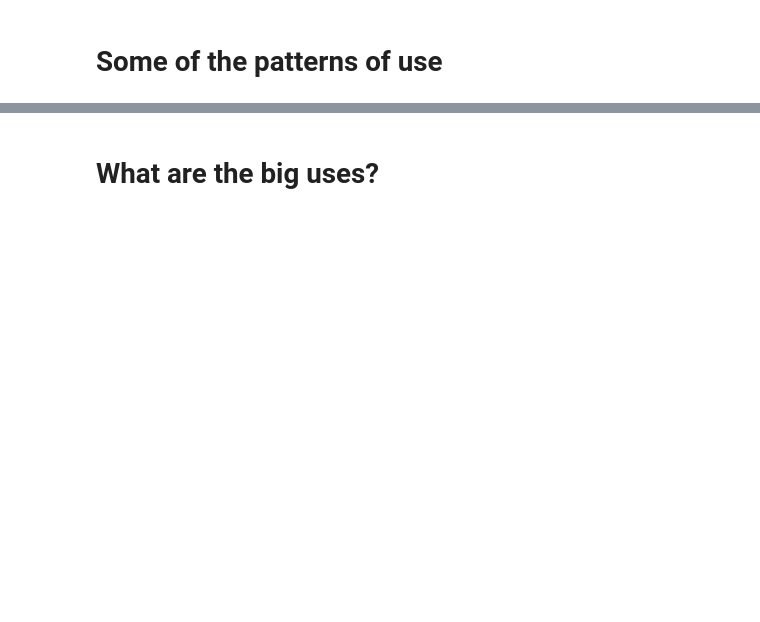
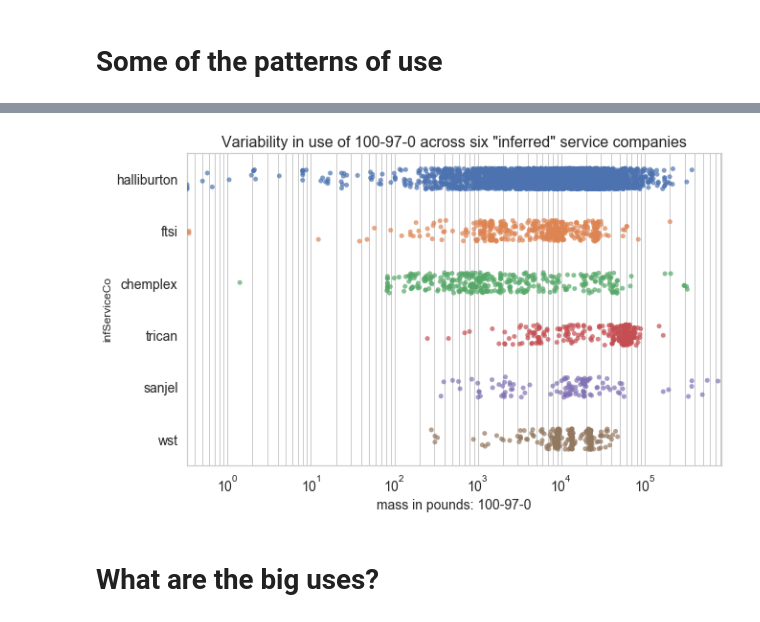
Before and after one commit to gwallison/open-FF, a Jupyter notebook: website_gen/chemical_report.ipynb, the cells around one changed output, grey strips where cells are left out. Saved outputs shown, nothing was run; the diff lists cells and outputs as text; code cells hidden in the pictures; blank space fills up the shorter version.

```diff
--- a/website_gen/chemical_report.ipynb
+++ b/website_gen/chemical_report.ipynb
@@ -223,3 +236,23 @@ ax.xaxis.set_major_locator(locmaj)
+# %%
+sns.set(style="whitegrid")
+ops =df.groupby('infServiceCo',as_index=False)['bgMass'].sum().sort_values(by='bgMass',
+                                                                             ascending=False)[:6].infServiceCo.tolist()
+#print(ops)
+t = df[df.infServiceCo.isin(ops)]
+#print(len(t))
+t = t[t.record_flags.str.contains('M')]
+fig = plt.figure(figsize=(10,6))
+ax = sns.stripplot(t.bgMass,t.infServiceCo,jitter=.2,alpha=.7)
+plt.xlabel(f'mass in pounds: {cas}',fontsize=14);
+plt.title(f'Variability in use of {cas} across six "inferred" service companies',fontsize=16)
+ax.set(xscale='log')
+ax.set(xlim=(max(0.1,t.bgMass.min()),t.bgMass.max()*1.1))
+ax.tick_params(axis="x", labelsize=14)
+ax.tick_params(axis="y", labelsize=14)
+locmaj = matplotlib.ticker.LogLocator(base=10,subs='all')
+ax.xaxis.set_major_locator(locmaj)
+# %% [output]
+[figure, added]
 # %% [markdown]
 # What are the big uses?
 # %%
```
Also changed, not shown: parts of 22 cells of this notebook, 16 other files.
